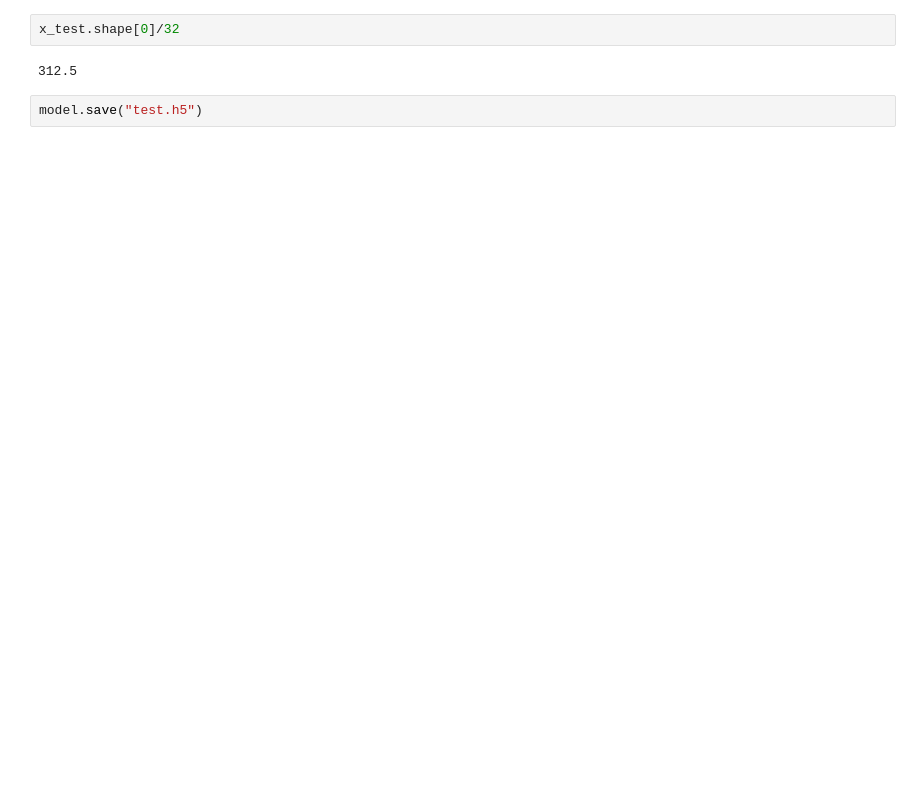
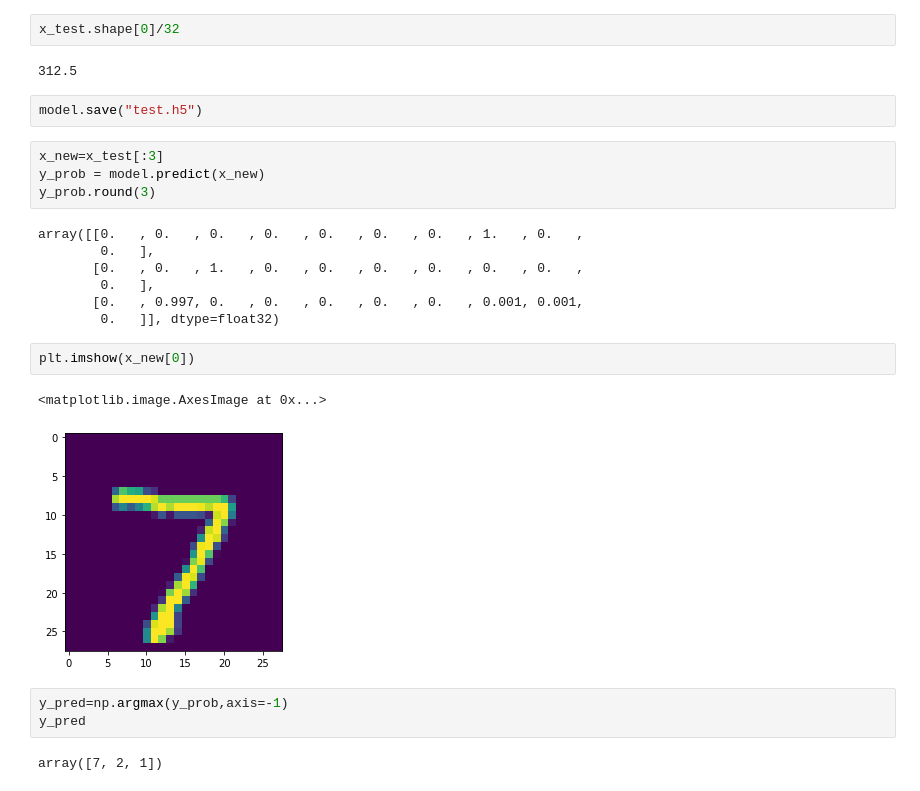
Before and after one commit to pbannuru/DEEP-LEARNING, a Jupyter notebook: keras_.ipynb, the cells around one changed output. Cells and saved outputs as stored; diff of their text form; blank space fills up the shorter version.

```diff
--- a/keras_.ipynb
+++ b/keras_.ipynb
@@ -214,3 +214,24 @@ x_test.shape[0]/32
 312.5
 # %%
 model.save("test.h5")
+# %%
+x_new=x_test[:3]
+y_prob = model.predict(x_new)
+y_prob.round(3)
+# %% [output]
+array([[0.   , 0.   , 0.   , 0.   , 0.   , 0.   , 0.   , 1.   , 0.   ,
+        0.   ],
+       [0.   , 0.   , 1.   , 0.   , 0.   , 0.   , 0.   , 0.   , 0.   ,
+        0.   ],
+       [0.   , 0.997, 0.   , 0.   , 0.   , 0.   , 0.   , 0.001, 0.001,
+        0.   ]], dtype=float32)
+# %%
+plt.imshow(x_new[0])
+# %% [output]
+<matplotlib.image.AxesImage at 0x...>
+[figure, added]
+# %%
+y_pred=np.argmax(y_prob,axis=-1)
+y_pred
+# %% [output]
+array([7, 2, 1])
```
Also changed, not shown: parts of 7 cells of this notebook.
